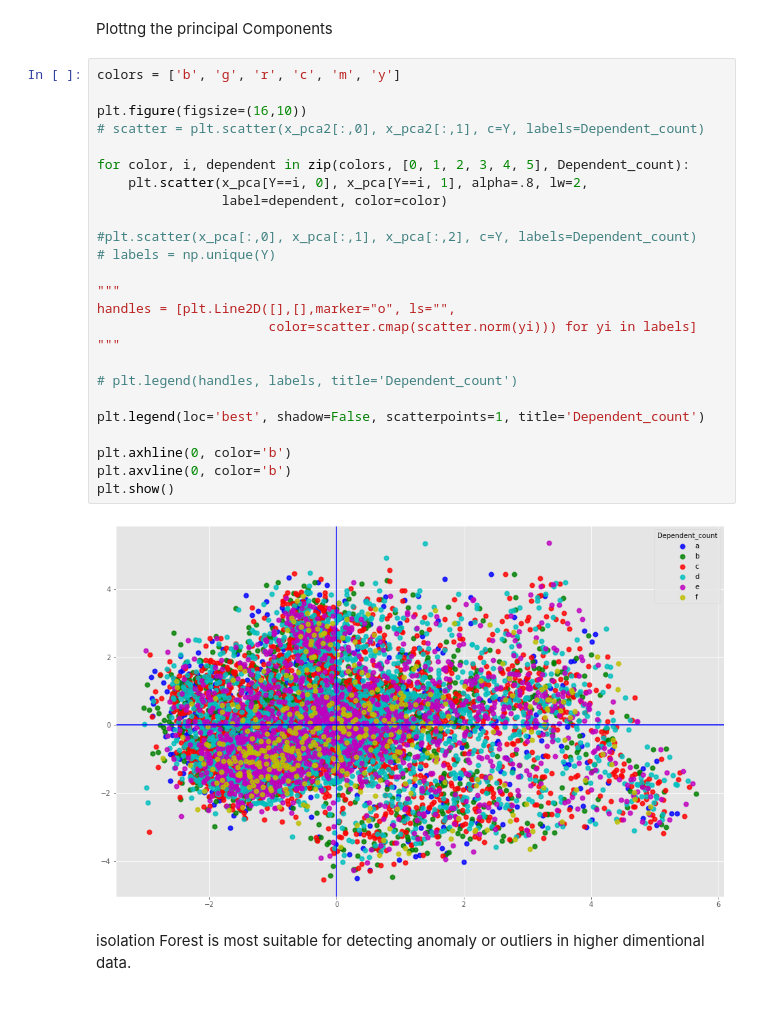
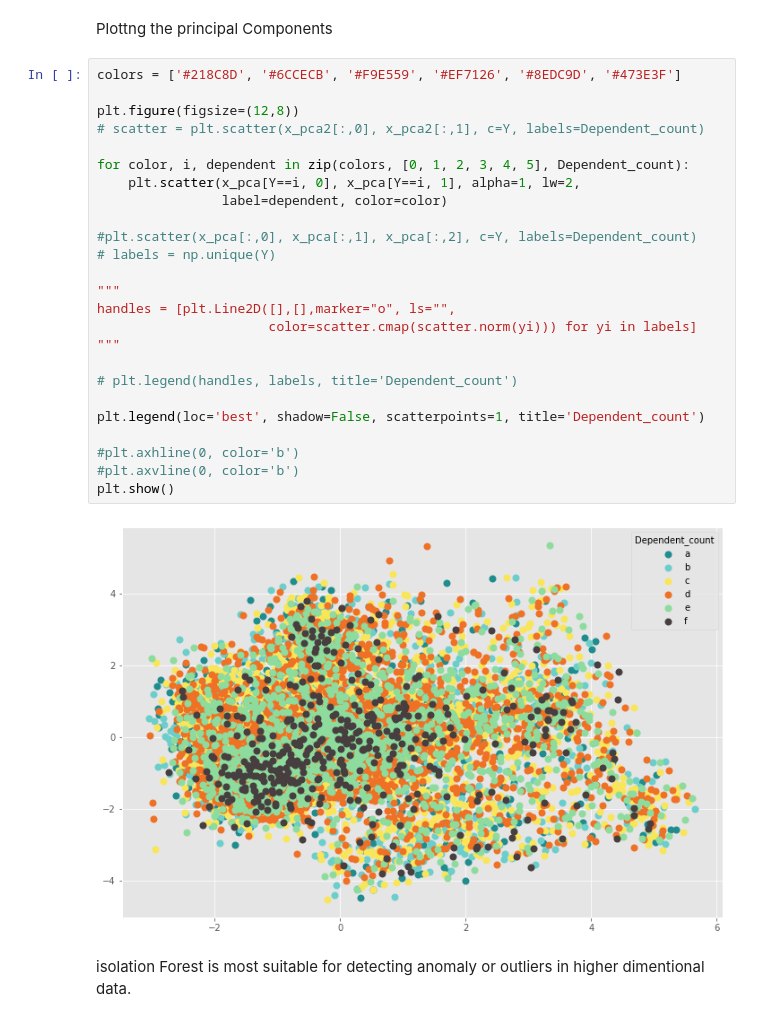
Before and after one commit to abidshafee/DataScienceYouTubeTutorials, a Jupyter notebook: Anomaly_detection_|_dealing_with_outlier.ipynb, the cells around one changed output. Drawn from its saved outputs; the diff is of its cells as text.

```diff
--- a/Anomaly_detection_|_dealing_with_outlier.ipynb
+++ b/Anomaly_detection_|_dealing_with_outlier.ipynb
@@ -209,32 +209,32 @@ print(np.unique(Y))
 # %% [markdown]
 Plottng the principal Components
 # %%
-colors = ['b', 'g', 'r', 'c', 'm', 'y']
+colors = ['#218C8D', '#6CCECB', '#F9E559', '#EF7126', '#8EDC9D', '#473E3F']
 
-plt.figure(figsize=(16,10))
+plt.figure(figsize=(12,8))
 # scatter = plt.scatter(x_pca2[:,0], x_pca2[:,1], c=Y, labels=Dependent_count)
 
 for color, i, dependent in zip(colors, [0, 1, 2, 3, 4, 5], Dependent_count):
-    plt.scatter(x_pca[Y==i, 0], x_pca[Y==i, 1], alpha=.8, lw=2,
+    plt.scatter(x_pca[Y==i, 0], x_pca[Y==i, 1], alpha=1, lw=2,
                 label=dependent, color=color)
 
 #plt.scatter(x_pca[:,0], x_pca[:,1], x_pca[:,2], c=Y, labels=Dependent_count)
 # labels = np.unique(Y)
 
 """
 handles = [plt.Line2D([],[],marker="o", ls="",
                       color=scatter.cmap(scatter.norm(yi))) for yi in labels]
 """
 
 # plt.legend(handles, labels, title='Dependent_count')
 
 plt.legend(loc='best', shadow=False, scatterpoints=1, title='Dependent_count')
 
-plt.axhline(0, color='b')
-plt.axvline(0, color='b')
+#plt.axhline(0, color='b')
+#plt.axvline(0, color='b')
 plt.show()
 # %% [output]
-[figure, old version]
+[figure, new version]
 # %% [markdown]
 isolation Forest is most suitable for detecting anomaly or outliers in higher dimentional data.
 # %% [markdown]
```
Also changed, not shown: parts of 14 cells of this notebook.
